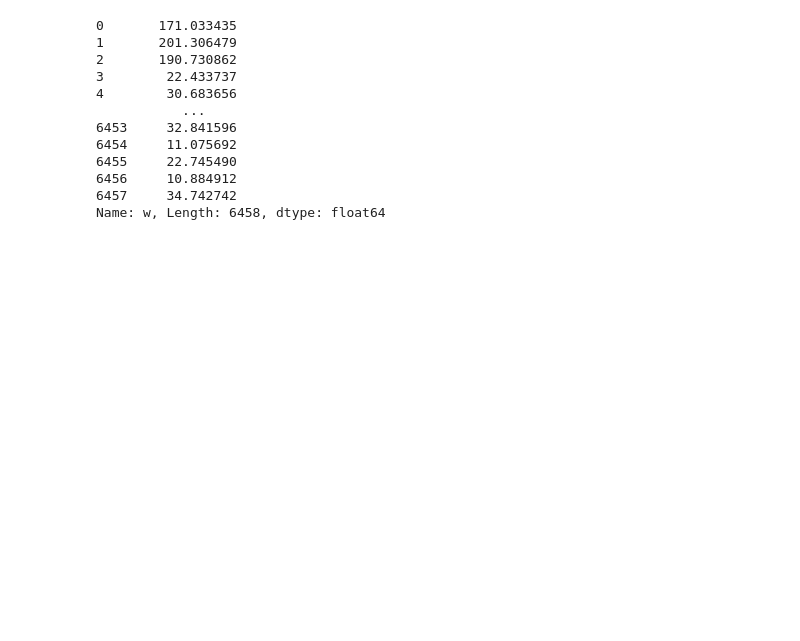
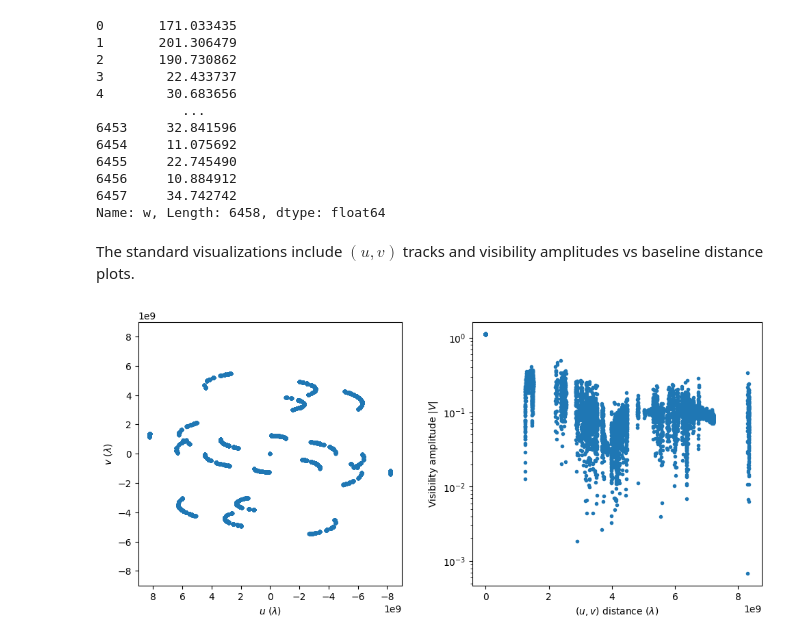
Before and after one commit to rndsrc/img, a Jupyter notebook: img.ipynb, the cells around one changed output. Saved outputs shown, nothing was run; the diff lists cells and outputs as text; code cells hidden in the pictures; blank space fills up the shorter version.

Commit message:
Visualize the data

```diff
--- a/img.ipynb
+++ b/img.ipynb
@@ -67,3 +67,34 @@ Name: V, Length: 6458, dtype: complex128
 6456     10.884912
 6457     34.742742
 Name: w, Length: 6458, dtype: float64
+# %% [markdown]
+The standard visualizations include $(u,v)$ tracks and visibility amplitudes vs baseline distance plots.
+# %%
+def uvtracks(ax, df, lim=9e9):
+    u = df['u']
+    v = df['v']
+    U = np.concatenate([u, -u])
+    V = np.concatenate([v, -v])
+    ax.scatter(U, V, marker='.')
+    ax.set_xlabel('$u$ ($\lambda$)')
+    ax.set_ylabel('$v$ ($\lambda$)')
+    ax.set_xlim( lim,-lim)
+    ax.set_ylim(-lim, lim)
+    ax.set_aspect('equal')
+
+def amp(ax, df, ylog=True):
+    a = df['amp']
+    u = df['u']
+    v = df['v']
+    d = np.sqrt(u*u + v*v)
+    ax.scatter(d, a, marker='.')
+    ax.set_xlabel('$(u,v)$ distance ($\lambda$)')
+    ax.set_ylabel('Visibility amplitude $|V|$')
+    if ylog:
+        ax.set_yscale('log')
+# %%
+fig, axes = plt.subplots(1,2, figsize=(12,5))
+uvtracks(axes[0], df)
+amp(axes[1], df)
+# %% [output]
+[figure, added]
```
